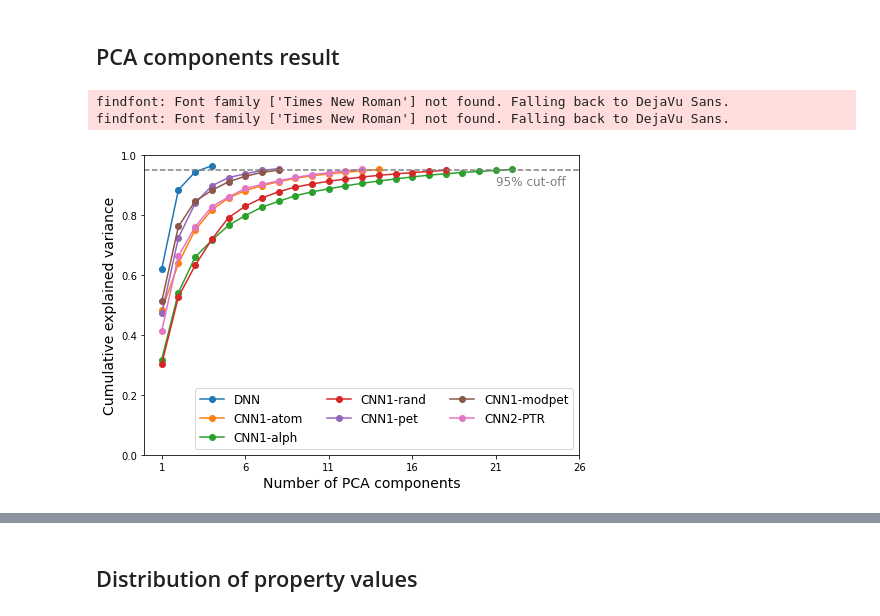
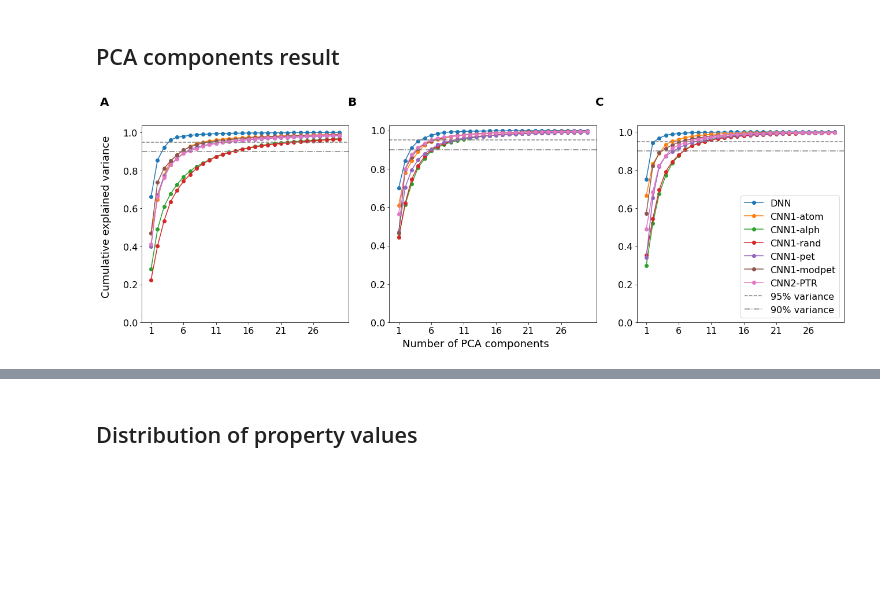
Before and after one commit to dovahkiin0022/representations, a Jupyter notebook: notebooks/visualization.ipynb, the cells around one changed output, grey strips where cells are left out. Saved outputs shown, nothing was run; the diff lists cells and outputs as text; code cells hidden in the pictures; blank space fills up the shorter version.

```diff
--- a/notebooks/visualization.ipynb
+++ b/notebooks/visualization.ipynb
@@ -42,5 +33,0 @@ findfont: Font family ['Times New Roman'] not found. Falling back to DejaVu Sans
-# %%
-fig, subplots = plt.subplots(nrows=1, ncols=2)
-for n, subplot in enumerate(subplots.flatten()):
-    periodic_table_heatmap(gfa_elem_count,blank_color='lightgrey',edge_color='white', value_format='%.0f',
-                            cmap='RdYlBu_r')
@@ -76,30 +64,34 @@ findfont: Font family ['Times New Roman'] not found. Falling back to DejaVu Sans
 # %% [markdown]
 ## PCA components result
-# %%
-with open('misc/pca_components.pkl','rb') as fid:
-    component_dict = pickle.load(fid)
-with open('misc/pca_results.json','r') as fid:
-    pca_dict = json.load(fid)
 # %%
+results_folder = 'results'
+props = ['phase','hardness','ys']
 methods = ['dense','atomic','random','random-tr','pettifor','mod_pettifor','PTR']
 names = ['DNN','CNN1-atom','CNN1-alph','CNN1-rand','CNN1-pet','CNN1-modpet','CNN2-PTR']
 
-fig, ax  = plt.subplots(figsize = (7,5))
-for i, method in enumerate(methods):
-    explained_var = np.array(pca_dict[method])
-    ind = component_dict[method]
-    ax.plot(np.cumsum(explained_var)[:ind+1],marker = 'o', label = names[i])
-ax.axhline(y=0.95, color='grey', linestyle='dashed')
-ax.set_yticks(np.arange(0,1.2,0.2), fontsize = 14)
-ax.set_xticks(np.arange(0,26,5), fontsize = 14)
-ax.set_xticklabels(np.arange(1,27,5))
-ax.text(20, 0.9, '95% cut-off', color = 'grey', fontsize=12)
-ax.set_xlabel('Number of PCA components',fontsize=14)
-ax.set_ylabel('Cumulative explained variance', fontsize = 14)
-plt.legend(ncol=3,loc = 'lower right', fontsize=12)
+
+fig, axs = plt.subplot_mosaic("ABC", figsize=(18,6))
+for n, (key, ax) in enumerate(axs.items()):
+    prop = props[n]
+    with open(os.path.join(results_folder,f'hea_{prop}_transfer/pca_results_{prop}.json'),'r') as fid:
+        pca_dict = json.load(fid)
+    for i,method in enumerate(methods):
+        explained_var = np.array(pca_dict[method])
+        ax.plot(np.cumsum(explained_var)[:30],marker = 'o', label = names[i])
+    ax.axhline(y=0.95, color='grey', linestyle='dashed', label = '95% variance')
+    ax.axhline(y=0.90, color='grey', linestyle='-.', label = '90% variance')
+    ax.set_yticks(np.arange(0,1.2,0.2), fontsize = 14)
+    ax.set_xticks(np.arange(0,26,5), fontsize = 14)
+    ax.set_xticklabels(np.arange(1,27,5))
+    ax.tick_params(axis='both', which='major', labelsize=16)
+    #ax.text(20, 0.9, '95% cut-off', color = 'grey', fontsize=14)
+    #ax.set_xlabel('Number of PCA components',fontsize=14)
+    #ax.set_ylabel('Cumulative explained variance', fontsize = 14)
+    ax.text(-0.2, 1.1, key, transform=ax.transAxes, size=20, weight='bold')
+fig.text(-0.0, 0.5, 'Cumulative explained variance', va='center', rotation='vertical', fontsize = 18)
+fig.text(0.5, -0.02, 'Number of PCA components', ha='center', fontsize = 18)
+plt.legend(ncol=1,loc = 'lower right', fontsize=16)
 plt.tight_layout()
-plt.savefig(os.path.join(fig_location,'explained_variance.pdf'))
+plt.savefig('figures/pca_components.pdf', bbox_inches="tight")
 # %% [output]
-findfont: Font family ['Times New Roman'] not found. Falling back to DejaVu Sans.
-findfont: Font family ['Times New Roman'] not found. Falling back to DejaVu Sans.
-[figure, old version]
+[figure, new version]
```
Also changed, not shown: parts of 68 cells of this notebook, 40 other files.
